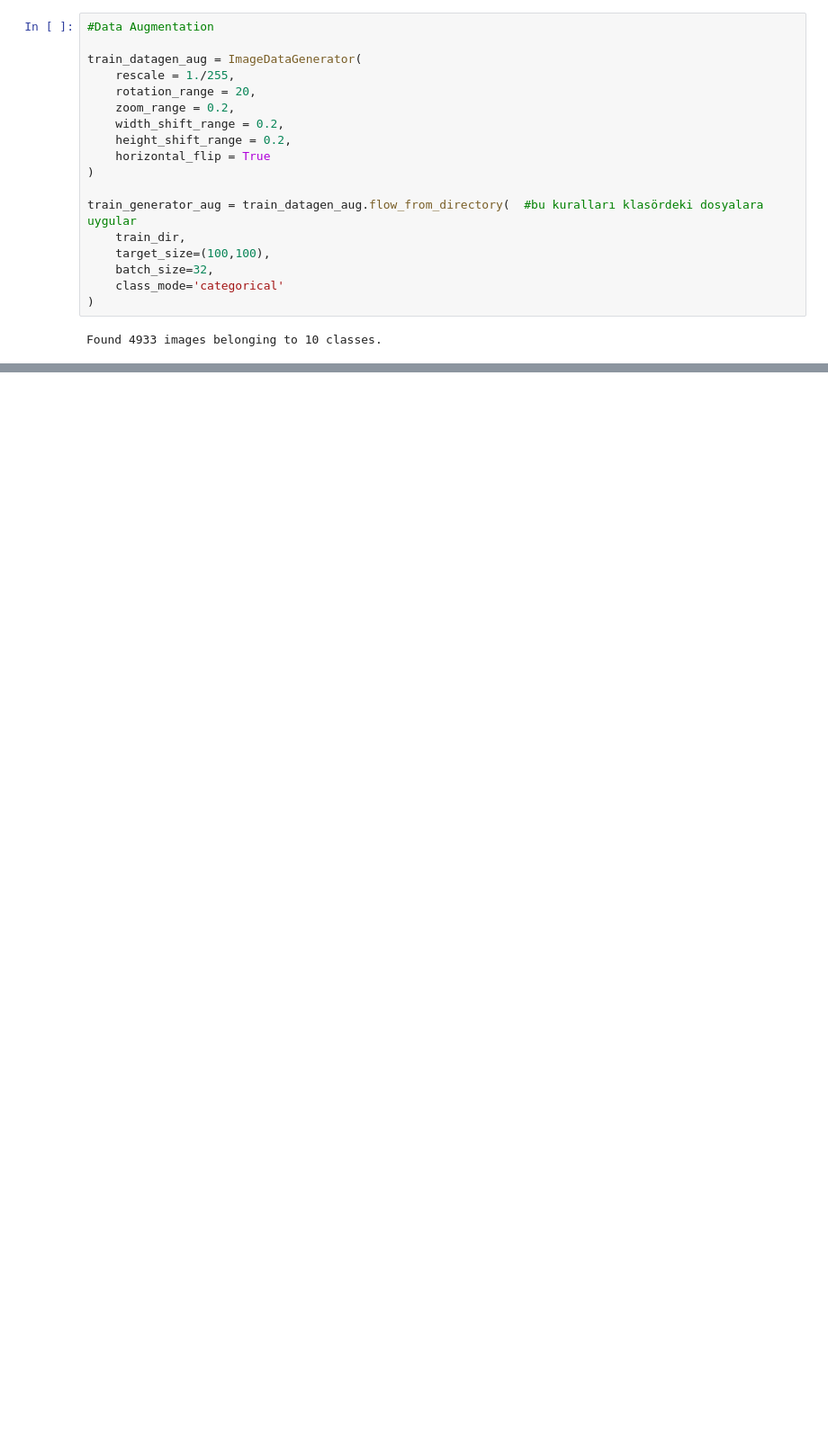
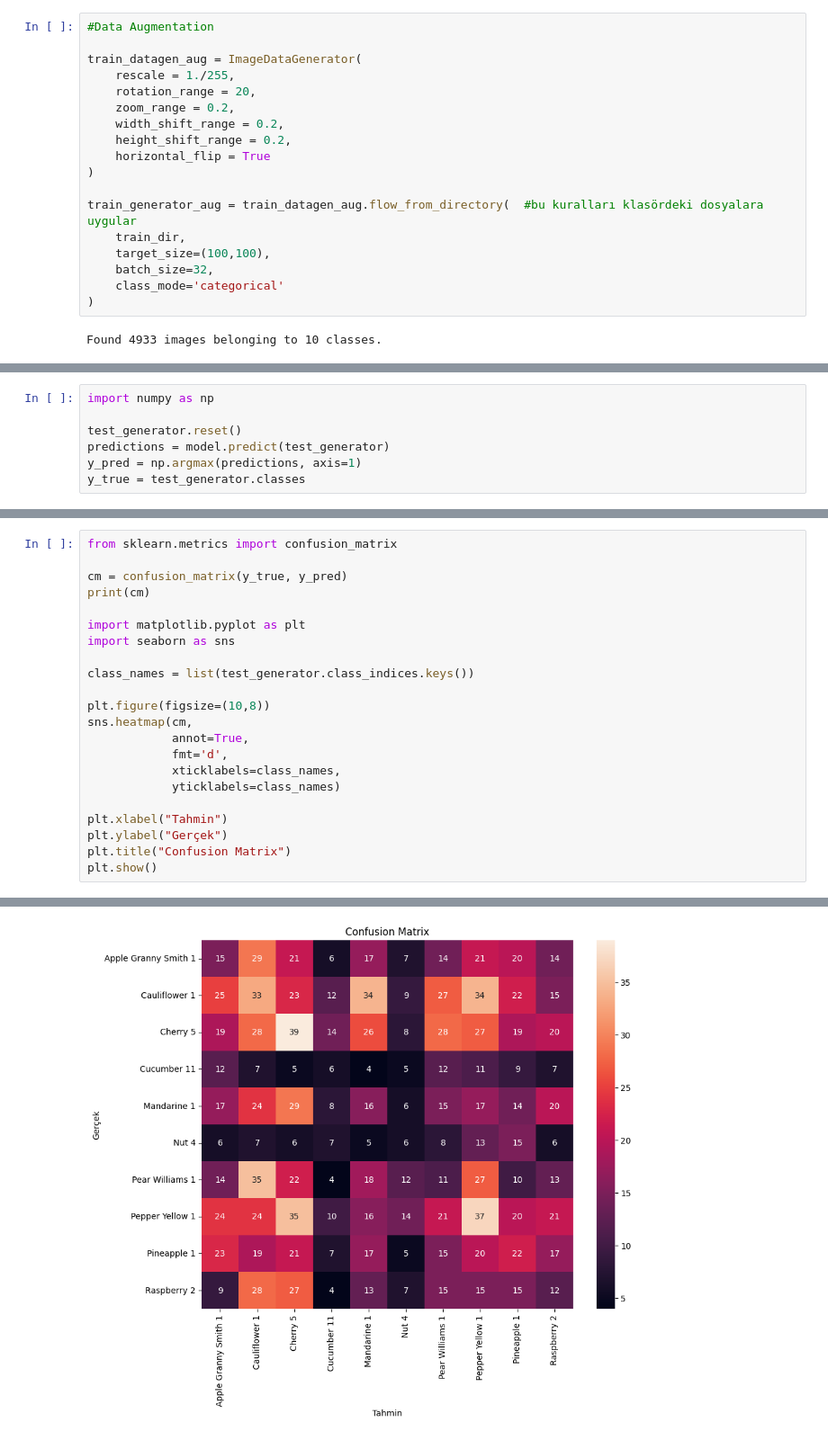
Before and after one commit to beyzahiz/Transfer-Learning-Fruit-Classification, a Jupyter notebook: Transfer_Learning_Fruit_Classification.ipynb, the cells around one changed output, grey strips where cells are left out. Shown at 90% size. Saved outputs shown, nothing was run; the diff lists cells and outputs as text; blank space fills up the shorter version.

Commit message:
confusion matrix

```diff
--- a/Transfer_Learning_Fruit_Classification.ipynb
+++ b/Transfer_Learning_Fruit_Classification.ipynb
@@ -333,0 +334,7 @@ Raspberry 2 : 0.006
+# %%
+import numpy as np
+
+test_generator.reset()
+predictions = model.predict(test_generator)
+y_pred = np.argmax(predictions, axis=1)
+y_true = test_generator.classes
@@ -333,0 +343,23 @@ Raspberry 2 : 0.006
+# %%
+from sklearn.metrics import confusion_matrix
+
+cm = confusion_matrix(y_true, y_pred)
+print(cm)
+
+import matplotlib.pyplot as plt
+import seaborn as sns
+
+class_names = list(test_generator.class_indices.keys())
+
+plt.figure(figsize=(10,8))
+sns.heatmap(cm,
+            annot=True,
+            fmt='d',
+            xticklabels=class_names,
+            yticklabels=class_names)
+
+plt.xlabel("Tahmin")
+plt.ylabel("Gerçek")
+plt.title("Confusion Matrix")
+plt.show()
+# %% [output]
@@ -333,0 +376 @@ Raspberry 2 : 0.006
+[figure, added]
```
Also changed, not shown: parts of 12 cells of this notebook.
